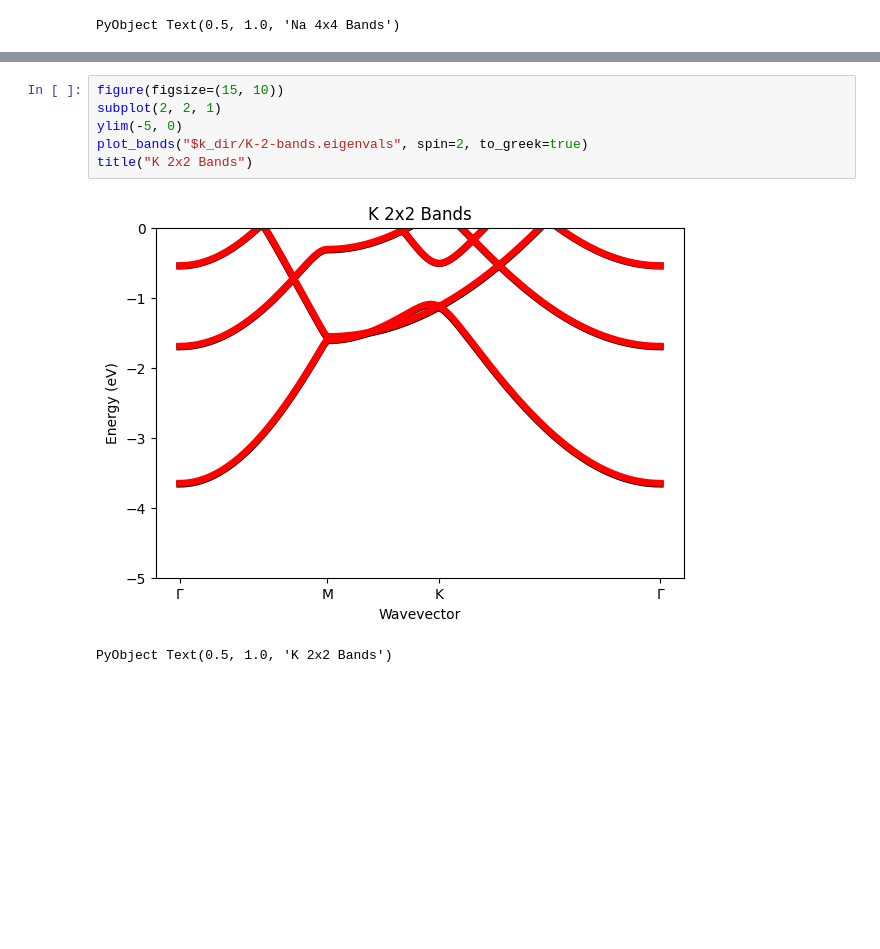
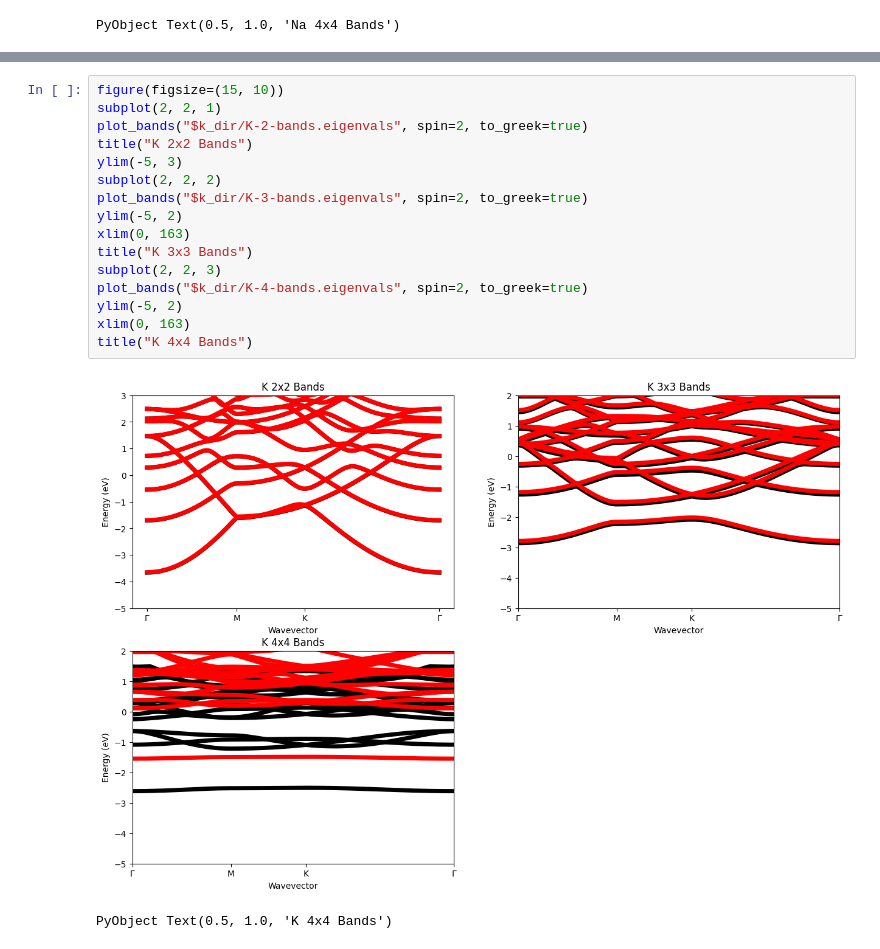
Before and after one commit to AliGhorashiCMT/Plasmons_Paper, a Jupyter notebook: Isolated_Atom_Bands/Analyze.ipynb, the cells around one changed output, grey strips where cells are left out. Saved outputs shown, nothing was run; the diff lists cells and outputs as text; blank space fills up the shorter version.

Commit message:
All bands for isolated alkali bands

```diff
--- a/Isolated_Atom_Bands/Analyze.ipynb
+++ b/Isolated_Atom_Bands/Analyze.ipynb
@@ -57,9 +57,19 @@ PyObject Text(0.5, 1.0, 'Li 3x3 Bands')
-# %%
-figure(figsize=(15, 10))
-subplot(2, 2, 1)
-ylim(-5, 0)
-plot_bands("$k_dir/K-2-bands.eigenvals", spin=2, to_greek=true)
-title("K 2x2 Bands")
-# %% [output]
-[figure, removed]
-PyObject Text(0.5, 1.0, 'K 2x2 Bands')
+# %%
+figure(figsize=(15, 10))
+subplot(2, 2, 1)
+plot_bands("$k_dir/K-2-bands.eigenvals", spin=2, to_greek=true)
+title("K 2x2 Bands")
+ylim(-5, 3)
+subplot(2, 2, 2)
+plot_bands("$k_dir/K-3-bands.eigenvals", spin=2, to_greek=true)
+ylim(-5, 2)
+xlim(0, 163)
+title("K 3x3 Bands")
+subplot(2, 2, 3)
+plot_bands("$k_dir/K-4-bands.eigenvals", spin=2, to_greek=true)
+ylim(-5, 2)
+xlim(0, 163)
+title("K 4x4 Bands")
+# %% [output]
+[figure, added]
+PyObject Text(0.5, 1.0, 'K 4x4 Bands')
```
Also changed, not shown: parts of 3 cells of this notebook, 4 other files.
